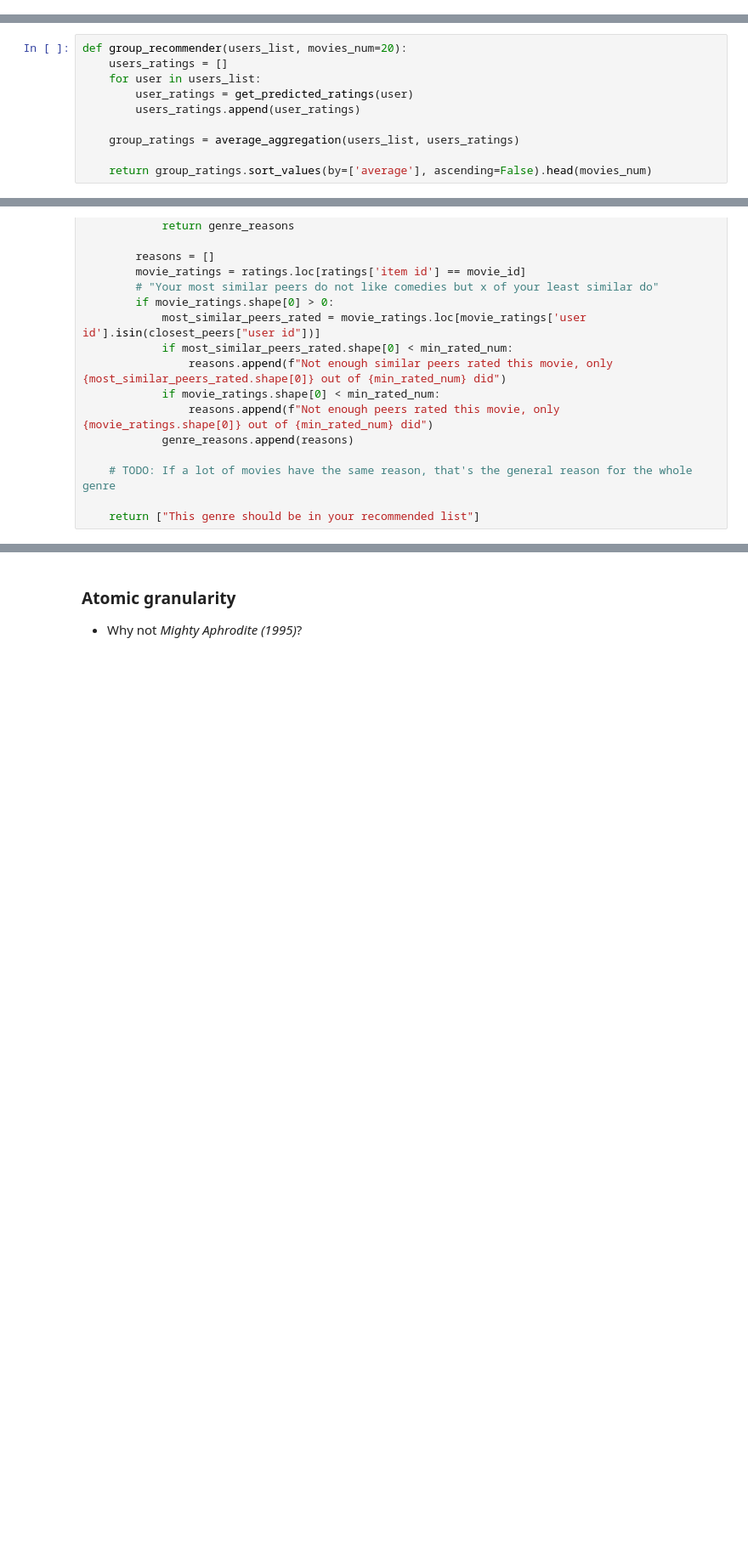
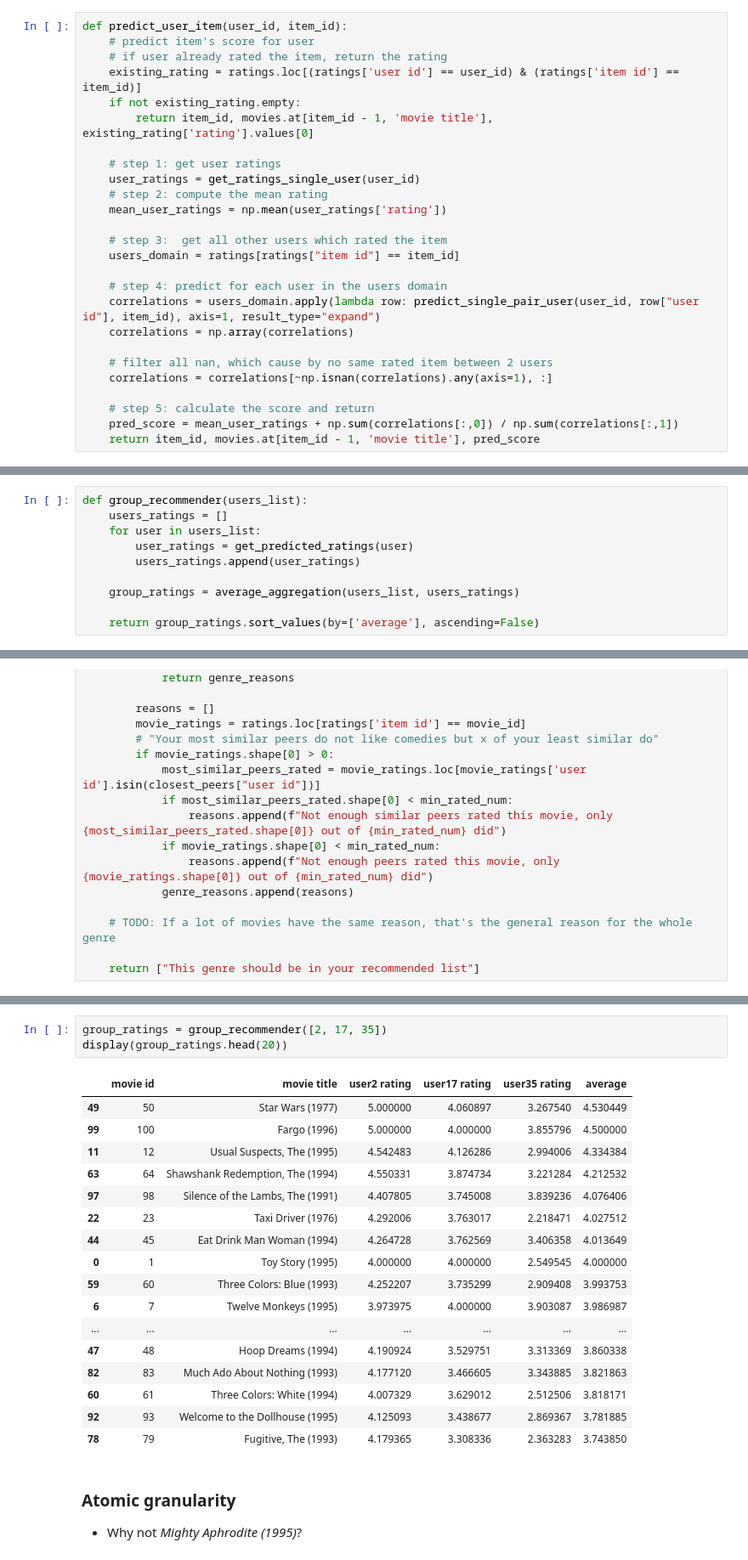
Before and after one commit to duongtrungkien/DATA.ML.360, a Jupyter notebook: ml-100k/assignment4.ipynb, the cells around one changed output, grey strips where cells are left out. Shown at 85% size. Saved outputs shown, nothing was run; the diff lists cells and outputs as text; blank space fills up the shorter version.

Commit message:
Group recommendations supported for atomic cases

```diff
--- a/ml-100k/assignment4.ipynb
+++ b/ml-100k/assignment4.ipynb
@@ -160,6 +192,32 @@ def predict_single_pair_user(user1_id, user2_id, item_id):
     numerator = (correlation*var_2)
     denominator = correlation
     return [numerator, denominator]
+# %%
+def predict_user_item(user_id, item_id):
+    # predict item's score for user
+    # if user already rated the item, return the rating
+    existing_rating = ratings.loc[(ratings['user id'] == user_id) & (ratings['item id'] == item_id)]
+    if not existing_rating.empty:
+        return item_id, movies.at[item_id - 1, 'movie title'], existing_rating['rating'].values[0]
+
+    # step 1: get user ratings
+    user_ratings = get_ratings_single_user(user_id)
+    # step 2: compute the mean rating
+    mean_user_ratings = np.mean(user_ratings['rating'])
+
+    # step 3:  get all other users which rated the item
+    users_domain = ratings[ratings["item id"] == item_id]
+
+    # step 4: predict for each user in the users domain
+    correlations = users_domain.apply(lambda row: predict_single_pair_user(user_id, row["user id"], item_id), axis=1, result_type="expand")
+    correlations = np.array(correlations)
+
+    # filter all nan, which cause by no same rated item between 2 users
+    correlations = correlations[~np.isnan(correlations).any(axis=1), :]
+
+    # step 5: calculate the score and return
+    pred_score = mean_user_ratings + np.sum(correlations[:,0]) / np.sum(correlations[:,1])
+    return item_id, movies.at[item_id - 1, 'movie title'], pred_score
 # %%
 def predict_user_item(user_id, item_id):
     # predict item's score for user
@@ -210,7 +268,7 @@ def average_aggregation(users, users_ratings):
 
     return all_users_ratings
 # %%
-def group_recommender(users_list, movies_num=20):
+def group_recommender(users_list):
     users_ratings = []
     for user in users_list:
         user_ratings = get_predicted_ratings(user)
@@ -218,4 +276,4 @@ def group_recommender(users_list, movies_num=20):
 
     group_ratings = average_aggregation(users_list, users_ratings)
 
-    return group_ratings.sort_values(by=['average'], ascending=False).head(movies_num)
+    return group_ratings.sort_values(by=['average'], ascending=False)
@@ -431,3 +451,24 @@ User predicted ratings:
+# %%
+group_ratings = group_recommender([2, 17, 35])
+display(group_ratings.head(20))
+# %% [output]
+|  | movie id | movie title | user2 rating | user17 rating | user35 rating | average |
+| 49 | 50 | Star Wars (1977) | 5.000000 | 4.060897 | 3.267540 | 4.530449 |
+| 99 | 100 | Fargo (1996) | 5.000000 | 4.000000 | 3.855796 | 4.500000 |
+| 11 | 12 | Usual Suspects, The (1995) | 4.542483 | 4.126286 | 2.994006 | 4.334384 |
+| 63 | 64 | Shawshank Redemption, The (1994) | 4.550331 | 3.874734 | 3.221284 | 4.212532 |
+| 97 | 98 | Silence of the Lambs, The (1991) | 4.407805 | 3.745008 | 3.839236 | 4.076406 |
+| 22 | 23 | Taxi Driver (1976) | 4.292006 | 3.763017 | 2.218471 | 4.027512 |
+| 44 | 45 | Eat Drink Man Woman (1994) | 4.264728 | 3.762569 | 3.406358 | 4.013649 |
+| 0 | 1 | Toy Story (1995) | 4.000000 | 4.000000 | 2.549545 | 4.000000 |
+| 59 | 60 | Three Colors: Blue (1993) | 4.252207 | 3.735299 | 2.909408 | 3.993753 |
+| 6 | 7 | Twelve Monkeys (1995) | 3.973975 | 4.000000 | 3.903087 | 3.986987 |
+| ... | ... | ... | ... | ... | ... | ... |
+| 47 | 48 | Hoop Dreams (1994) | 4.190924 | 3.529751 | 3.313369 | 3.860338 |
+| 82 | 83 | Much Ado About Nothing (1993) | 4.177120 | 3.466605 | 3.343885 | 3.821863 |
+| 60 | 61 | Three Colors: White (1994) | 4.007329 | 3.629012 | 2.512506 | 3.818171 |
+| 92 | 93 | Welcome to the Dollhouse (1995) | 4.125093 | 3.438677 | 2.869367 | 3.781885 |
+| 78 | 79 | Fugitive, The (1993) | 4.179365 | 3.308336 | 2.363283 | 3.743850 |
 # %% [markdown]
 ### Atomic granularity
 - Why not _Mighty Aphrodite (1995)_?
```
Also changed, not shown: parts of 14 cells of this notebook.
